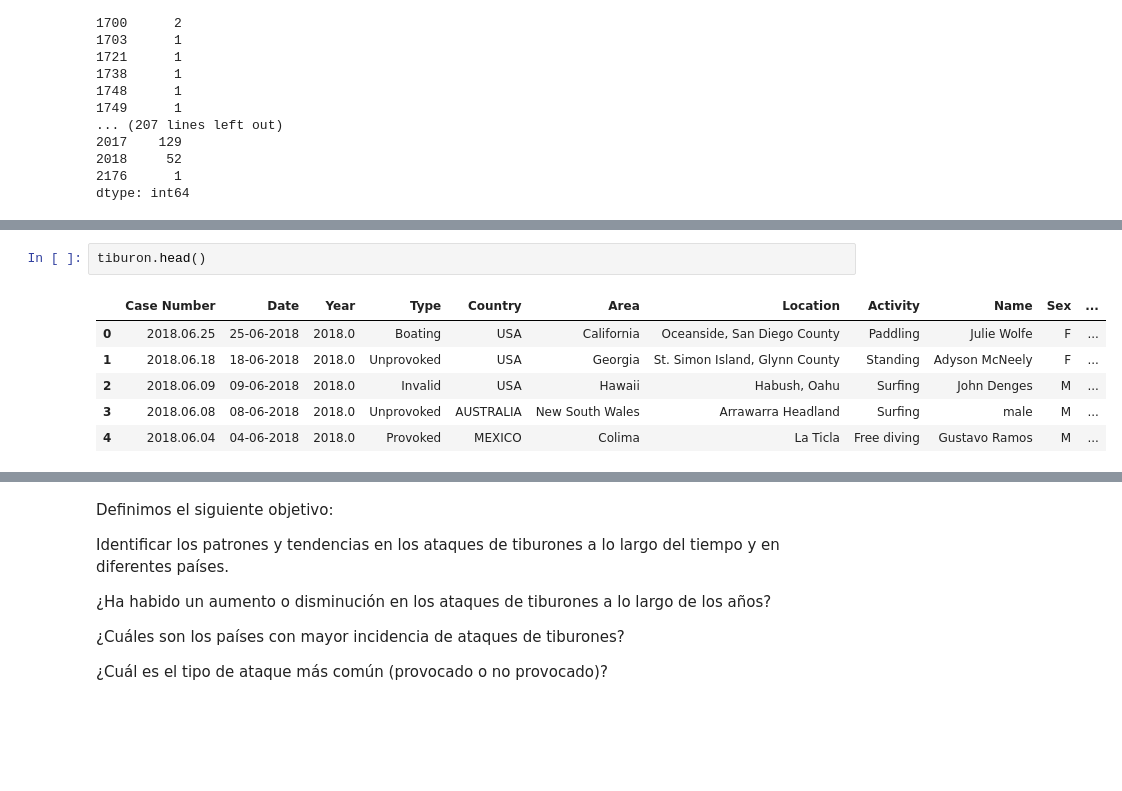
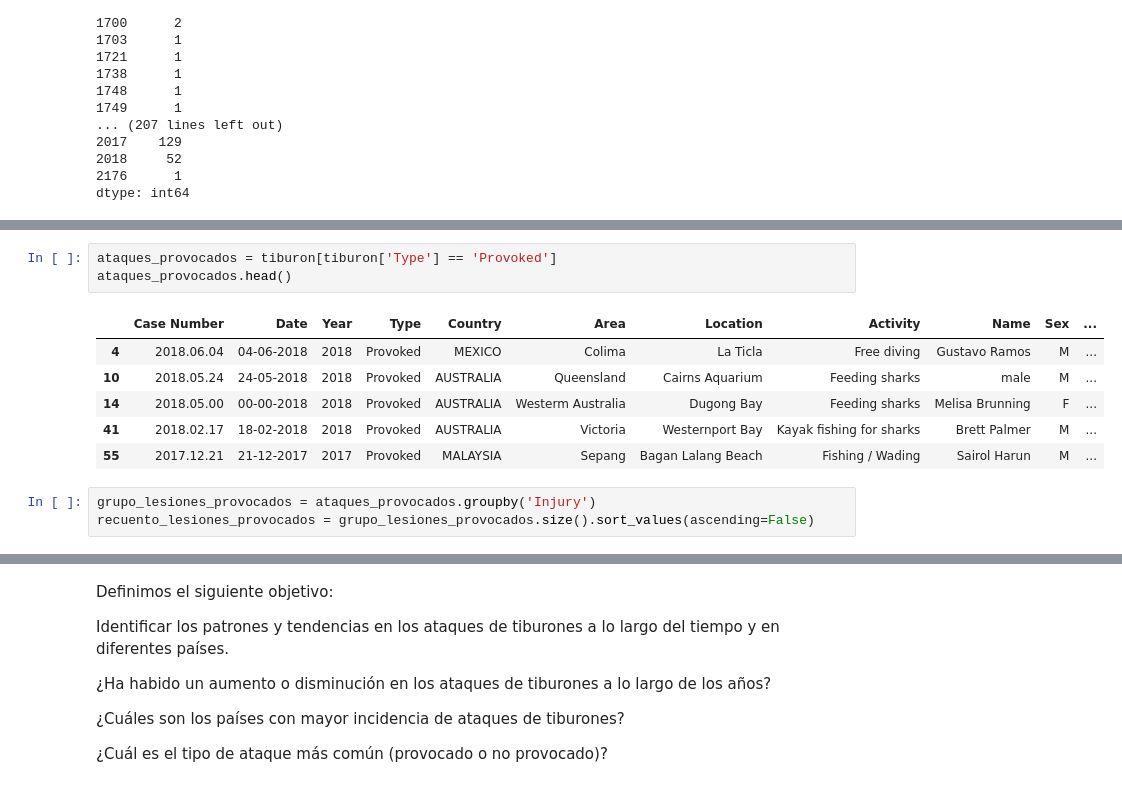
Before and after one commit to esteban-bit/data-cleaning-pandas, a Jupyter notebook: w2-project_pandas.ipynb, the cells around one changed output, grey strips where cells are left out. Saved outputs shown, nothing was run; the diff lists cells and outputs as text; blank space fills up the shorter version.

```diff
--- a/w2-project_pandas.ipynb
+++ b/w2-project_pandas.ipynb
@@ -1052,9 +1178,13 @@ plt.show()
 # %%
-tiburon.head()
+ataques_provocados = tiburon[tiburon['Type'] == 'Provoked']
+ataques_provocados.head()
 # %% [output]
 |  | Case Number | Date | Year | Type | Country | Area | Location | Activity | Name | Sex | ... |
-| 0 | 2018.06.25 | 25-06-2018 | 2018.0 | Boating | USA | California | Oceanside, San Diego County | Paddling | Julie Wolfe | F | ... |
-| 1 | 2018.06.18 | 18-06-2018 | 2018.0 | Unprovoked | USA | Georgia | St. Simon Island, Glynn County | Standing | Adyson McNeely | F | ... |
-| 2 | 2018.06.09 | 09-06-2018 | 2018.0 | Invalid | USA | Hawaii | Habush, Oahu | Surfing | John Denges | M | ... |
-| 3 | 2018.06.08 | 08-06-2018 | 2018.0 | Unprovoked | AUSTRALIA | New South Wales | Arrawarra Headland | Surfing | male | M | ... |
-| 4 | 2018.06.04 | 04-06-2018 | 2018.0 | Provoked | MEXICO | Colima | La Ticla | Free diving | Gustavo Ramos | M | ... |
+| 4 | 2018.06.04 | 04-06-2018 | 2018 | Provoked | MEXICO | Colima | La Ticla | Free diving | Gustavo Ramos | M | ... |
+| 10 | 2018.05.24 | 24-05-2018 | 2018 | Provoked | AUSTRALIA | Queensland | Cairns Aquarium | Feeding sharks | male | M | ... |
+| 14 | 2018.05.00 | 00-00-2018 | 2018 | Provoked | AUSTRALIA | Westerm Australia | Dugong Bay | Feeding sharks | Melisa Brunning | F | ... |
+| 41 | 2018.02.17 | 18-02-2018 | 2018 | Provoked | AUSTRALIA | Victoria | Westernport Bay | Kayak fishing for sharks | Brett Palmer | M | ... |
+| 55 | 2017.12.21 | 21-12-2017 | 2017 | Provoked | MALAYSIA | Sepang | Bagan Lalang Beach | Fishing / Wading | Sairol Harun | M | ... |
+# %%
+grupo_lesiones_provocados = ataques_provocados.groupby('Injury')
+recuento_lesiones_provocados = grupo_lesiones_provocados.size().sort_values(ascending=False)
```
Also changed, not shown: parts of 65 cells of this notebook, 1 other file.
